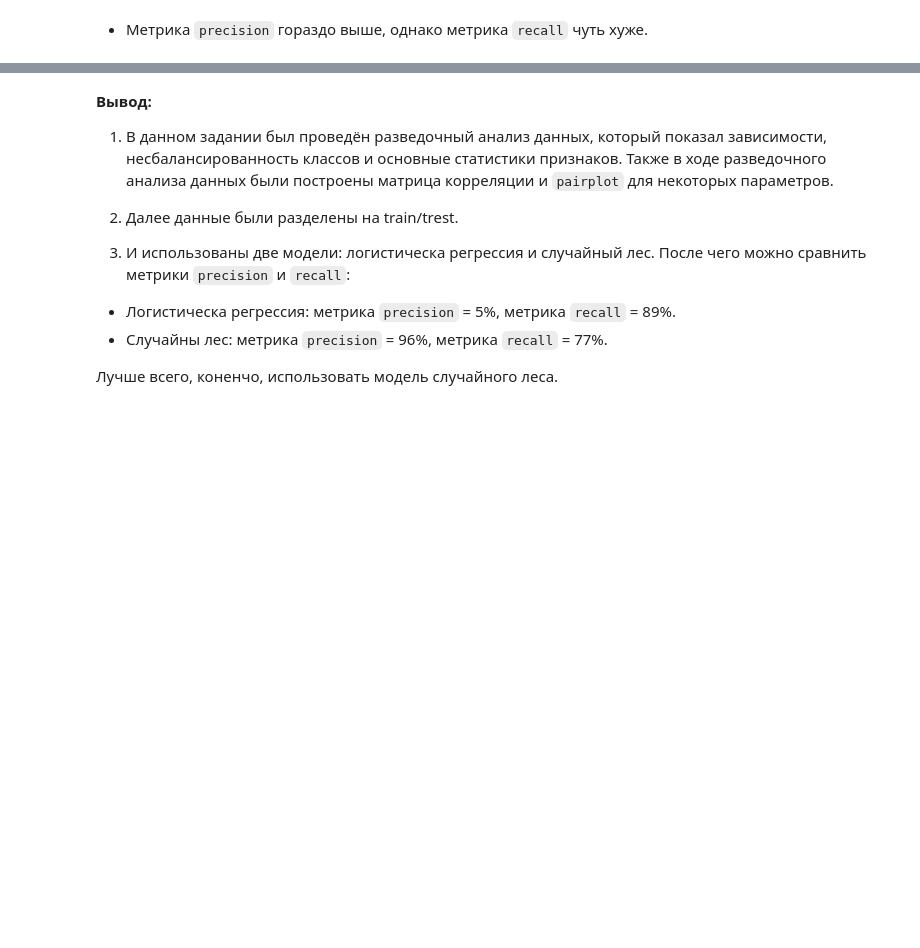
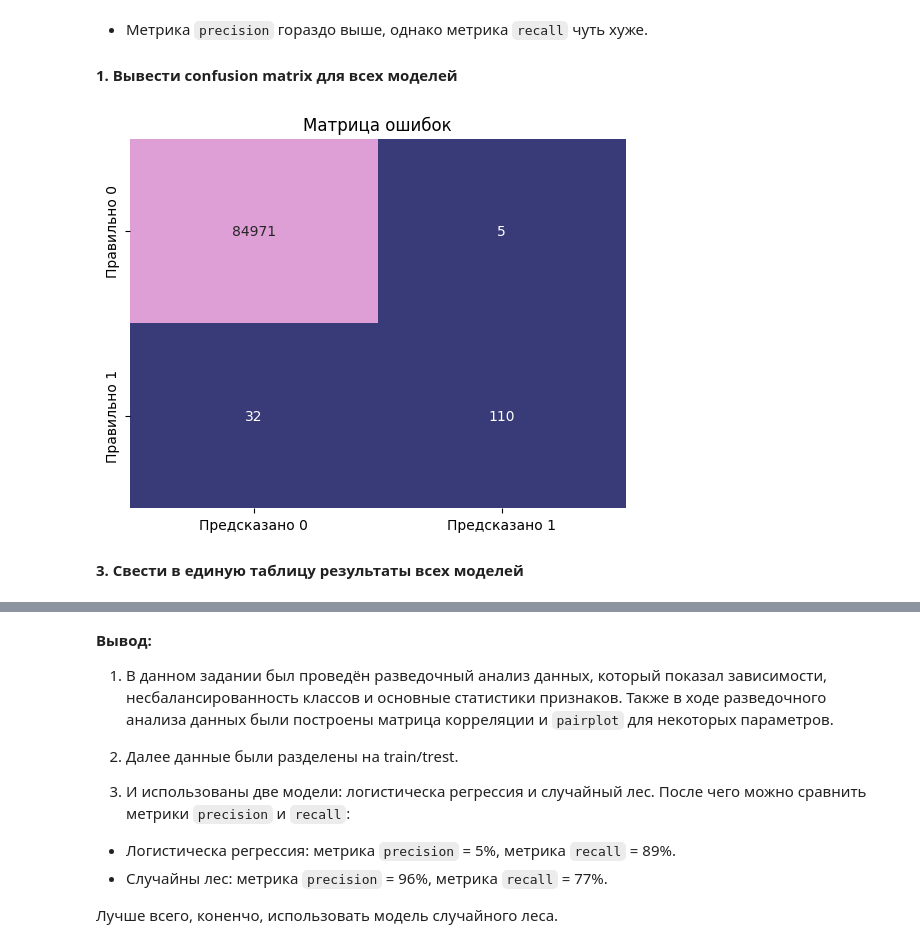
Before and after one commit to katushapvlva/ML_2023, a Jupyter notebook: credit_card.ipynb, the cells around one changed output, grey strips where cells are left out. Drawn from its saved outputs; the diff is of its cells as text; code cells hidden in the pictures; blank space fills up the shorter version.

````diff
--- a/credit_card.ipynb
+++ b/credit_card.ipynb
@@ -177,3 +210,21 @@ print(classification_report(y_test, y_pred))
 weighted avg       1.00      1.00      1.00     85118
 # %% [markdown]
 * Метрика ```precision``` гораздо выше, однако метрика ```recall``` чуть хуже.
+# %% [markdown]
+**1. Вывести confusion matrix для всех моделей**
+# %%
+from sklearn.metrics import confusion_matrix
+
+confusion_matrix = confusion_matrix(y_test, y_pred)
+
+sns.heatmap(confusion_matrix, annot = True, fmt = "d", cbar = False, cmap = 'tab20b',
+            xticklabels=['Предсказано 0', 'Предсказано 1'],
+            yticklabels=['Правильно 0', 'Правильно 1'])
+
+
+plt.title('Матрица ошибок')
+plt.show()
+# %% [output]
+[figure, added]
+# %% [markdown]
+**3. Свести в единую таблицу результаты всех моделей**
````
Also changed, not shown: parts of 8 cells of this notebook.
